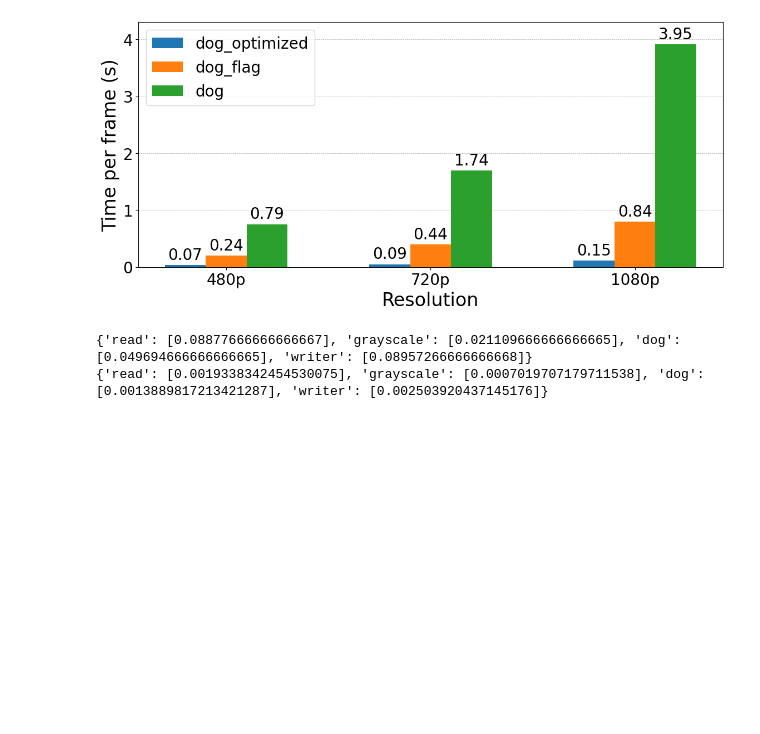
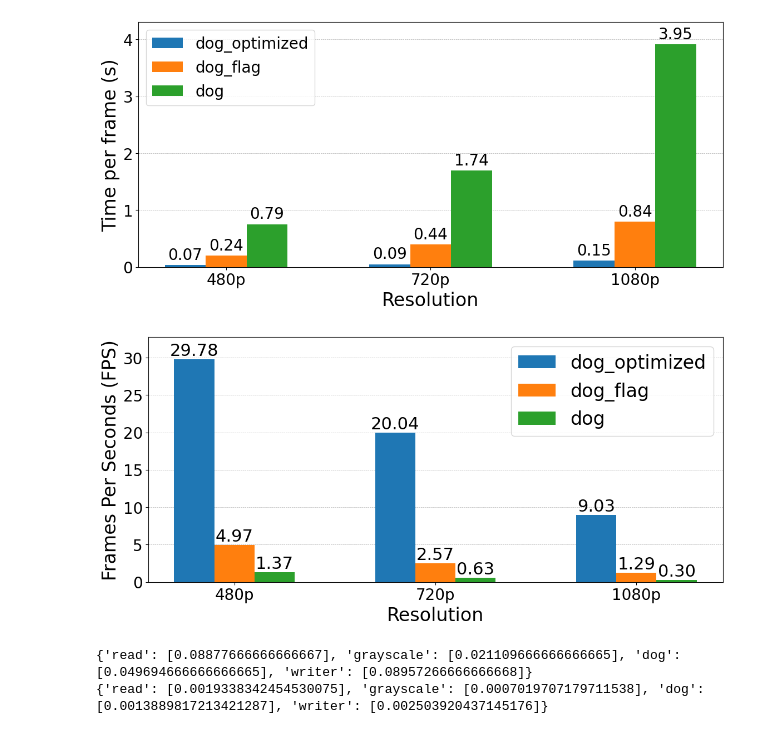
Before and after one commit to Antonio-Ciociola/CA_Project, a Jupyter notebook: stats.ipynb, the cells around one changed output. Cells and saved outputs as stored; diff of their text form; code cells hidden in the pictures; blank space fills up the shorter version.

```diff
--- a/stats.ipynb
+++ b/stats.ipynb
@@ -461,6 +466,56 @@ fig.savefig('/tmp/execution_time_plot_dog_optimized_vs_dog_flag_vs_dog.svg', for
 plt.show()
 # %% [output]
 [figure]
+# %%
+import numpy as np
+from matplotlib.backends.backend_pdf import PdfPages
+
+import matplotlib.pyplot as plt
+
+# Extract data for plotting
+#bins = list(results.keys())
+
+bins = ['dog_optimized', 'dog_flag', 'dog']
+res = RESOLUTIONS[1:]
+
+# Prepare data for means and confidence intervals for each bin and resolution
+means = {bin_key: [(1 / results[bin_key][resolution]['means']['dog']) for resolution in res] for bin_key in bins}
+#std_devs = {bin_key: [results[bin_key][resolution]['std_deviation']['dog'] for resolution in res] for bin_key in bins}
+
+
+
+# Plotting
+x = np.arange(len(res))  # the label locations
+width = 0.2  # the width of the bars
+
+fig, ax = plt.subplots(figsize=(12, 6))
+
+# Create bars for each bin
+for i, bin_key in enumerate(bins):
+    bars = ax.bar(x + i * width, means[bin_key], width, label=bin_key)
+    for bar in bars:
+        height = bar.get_height()+0.04
+        ax.text(bar.get_x() + bar.get_width() / 2, height, f'{height:.2f}', ha='center', va='bottom', fontsize=22)
+
+# Add labels, title, and legend
+ax.set_ylabel('Frames Per Seconds (FPS)', fontsize=24)
+ax.set_xlabel('Resolution', fontsize=24)
+ax.set_xticks(x + width * (len(bins) - 1) / 2)
+ax.set_xticklabels([f"{label}p" for label in res], fontsize=20)
+ax.tick_params(axis='y', labelsize=20)
+ax.set_axisbelow(True)
+ax.yaxis.grid(True, which='both', linestyle='--', linewidth=0.5)
+ax.legend(fontsize=24)
+ax.set_ylim(bottom=0, top=max(height * 1.1 for height in means['dog_optimized']))
+# Automatically adjust the borders to prevent the image from being cut off
+plt.tight_layout(pad=3.0)
+
+fig.savefig('/tmp/execution_time_plot_dog_optimized_vs_dog_flag_vs_dog.svg', format='svg')
+
+# Show plot
+plt.show()
+# %% [output]
+[figure, added]
 # %%
 import numpy as np
 from matplotlib.backends.backend_pdf import PdfPages
```
Also changed, not shown: parts of 15 cells of this notebook.
